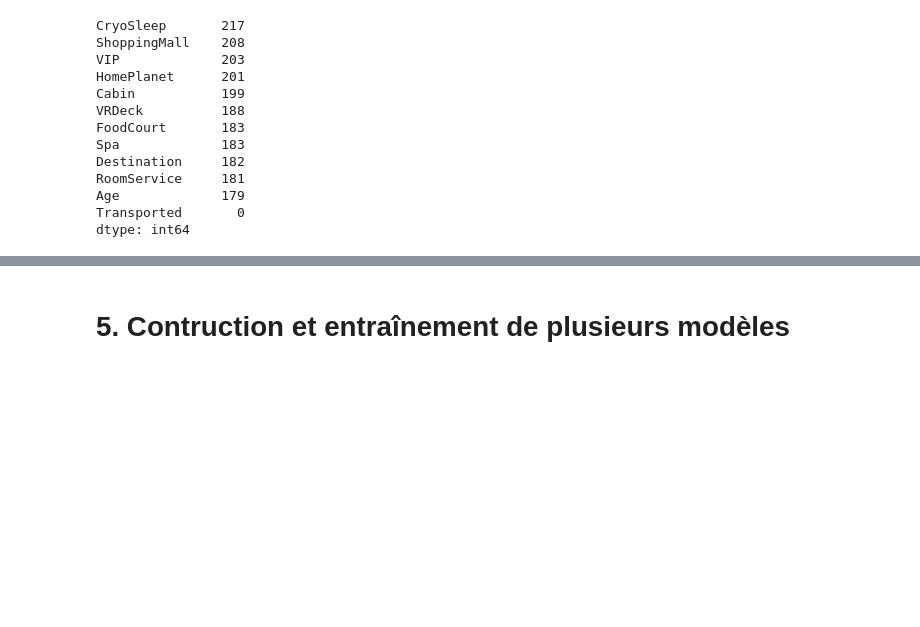
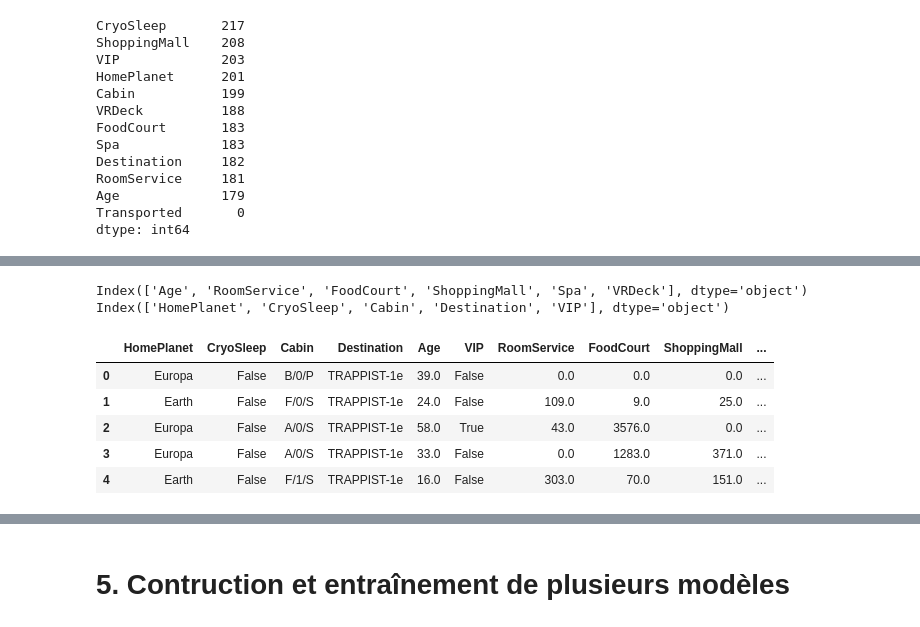
Before and after one commit to DiarafaSoukouna/project-kaggle, a Jupyter notebook: TiemokoSogodogo.ipynb, the cells around one changed output, grey strips where cells are left out. Saved outputs shown, nothing was run; the diff lists cells and outputs as text; code cells hidden in the pictures; blank space fills up the shorter version.

```diff
--- a/TiemokoSogodogo.ipynb
+++ b/TiemokoSogodogo.ipynb
@@ -195,2 +247,15 @@ Index(['Age', 'RoomService', 'FoodCourt', 'ShoppingMall', 'Spa', 'VRDeck'], dtyp
+# %%
+print(df.select_dtypes(include=['number']).columns)
+print(df.select_dtypes(include=['object']).columns)
+df.head()
+# %% [output]
+Index(['Age', 'RoomService', 'FoodCourt', 'ShoppingMall', 'Spa', 'VRDeck'], dtype='object')
+Index(['HomePlanet', 'CryoSleep', 'Cabin', 'Destination', 'VIP'], dtype='object')
+|  | HomePlanet | CryoSleep | Cabin | Destination | Age | VIP | RoomService | FoodCourt | ShoppingMall | ... |
+| 0 | Europa | False | B/0/P | TRAPPIST-1e | 39.0 | False | 0.0 | 0.0 | 0.0 | ... |
+| 1 | Earth | False | F/0/S | TRAPPIST-1e | 24.0 | False | 109.0 | 9.0 | 25.0 | ... |
+| 2 | Europa | False | A/0/S | TRAPPIST-1e | 58.0 | True | 43.0 | 3576.0 | 0.0 | ... |
+| 3 | Europa | False | A/0/S | TRAPPIST-1e | 33.0 | False | 0.0 | 1283.0 | 371.0 | ... |
+| 4 | Earth | False | F/1/S | TRAPPIST-1e | 16.0 | False | 303.0 | 70.0 | 151.0 | ... |
 # %%
 ###On convertit les colonnes boolean en entier
```
Also changed, not shown: parts of 11 cells of this notebook.
